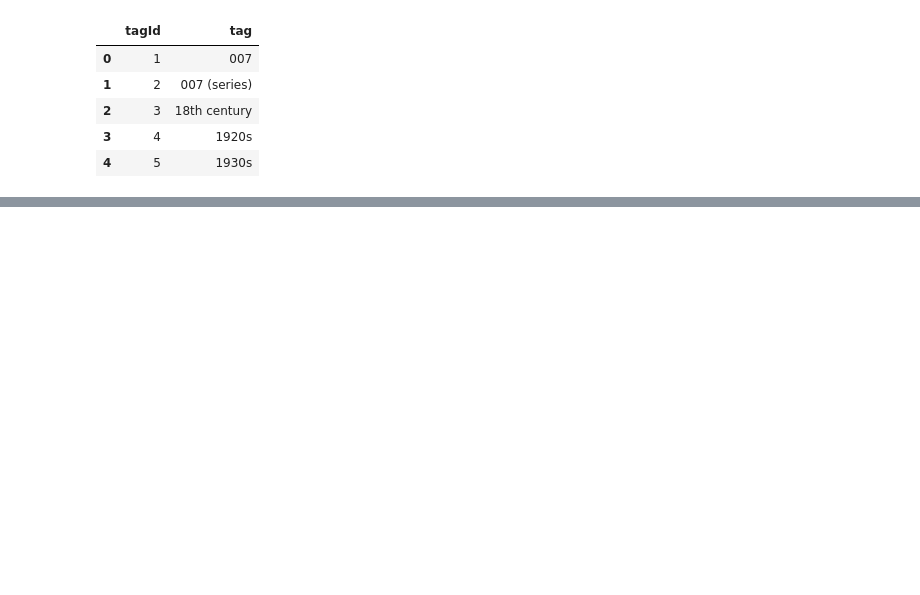
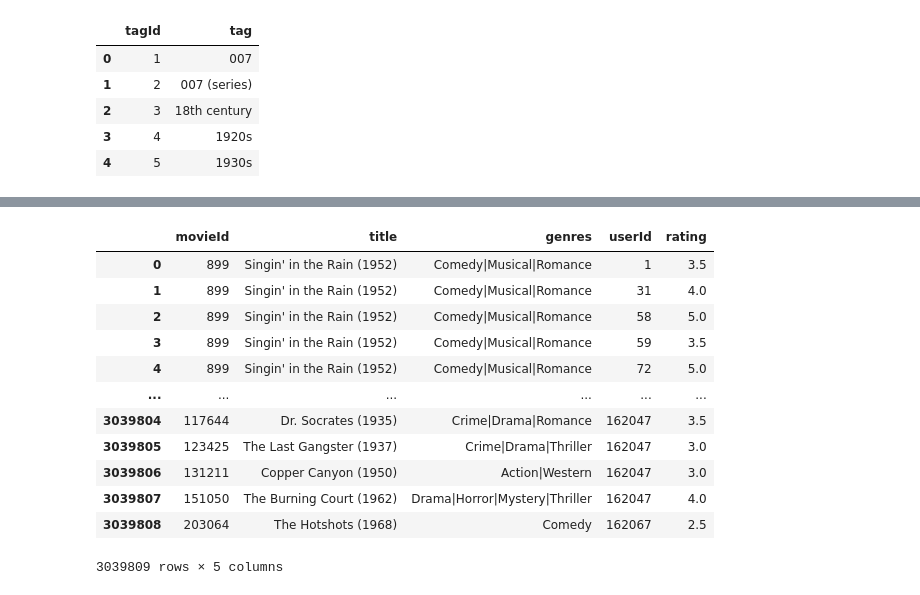
Before and after one commit to WSmolen/Movie-Recommendation-System, a Jupyter notebook: Notebook.ipynb, the cells around one changed output, grey strips where cells are left out. Cells and saved outputs as stored; diff of their text form; code cells hidden in the pictures; blank space fills up the shorter version.

```diff
--- a/Notebook.ipynb
+++ b/Notebook.ipynb
@@ -136,0 +316,16 @@ genome_tags_df.head()
+# %%
+movies_and_ratings_df
+# %% [output]
+|  | movieId | title | genres | userId | rating |
+| 0 | 899 | Singin' in the Rain (1952) | Comedy|Musical|Romance | 1 | 3.5 |
+| 1 | 899 | Singin' in the Rain (1952) | Comedy|Musical|Romance | 31 | 4.0 |
+| 2 | 899 | Singin' in the Rain (1952) | Comedy|Musical|Romance | 58 | 5.0 |
+| 3 | 899 | Singin' in the Rain (1952) | Comedy|Musical|Romance | 59 | 3.5 |
+| 4 | 899 | Singin' in the Rain (1952) | Comedy|Musical|Romance | 72 | 5.0 |
+| ... | ... | ... | ... | ... | ... |
+| 3039804 | 117644 | Dr. Socrates (1935) | Crime|Drama|Romance | 162047 | 3.5 |
+| 3039805 | 123425 | The Last Gangster (1937) | Crime|Drama|Thriller | 162047 | 3.0 |
+| 3039806 | 131211 | Copper Canyon (1950) | Action|Western | 162047 | 3.0 |
+| 3039807 | 151050 | The Burning Court (1962) | Drama|Horror|Mystery|Thriller | 162047 | 4.0 |
+| 3039808 | 203064 | The Hotshots (1968) | Comedy | 162067 | 2.5 |
+3039809 rows × 5 columns
```
Also changed, not shown: parts of 44 cells of this notebook.
